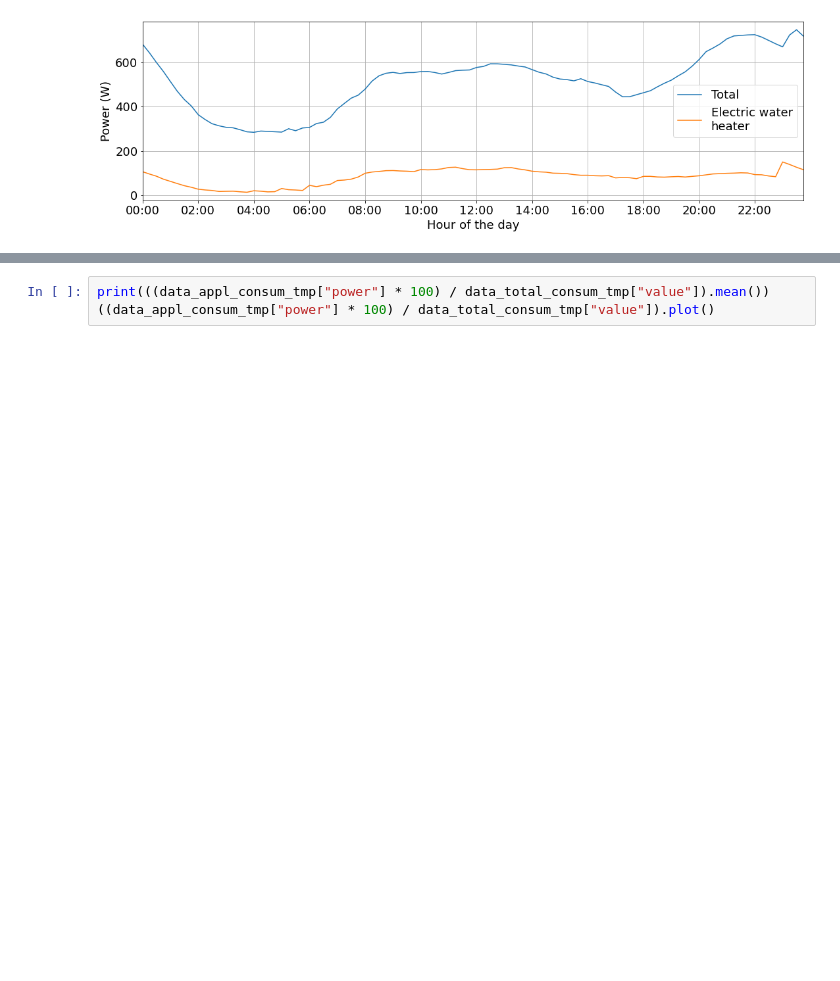
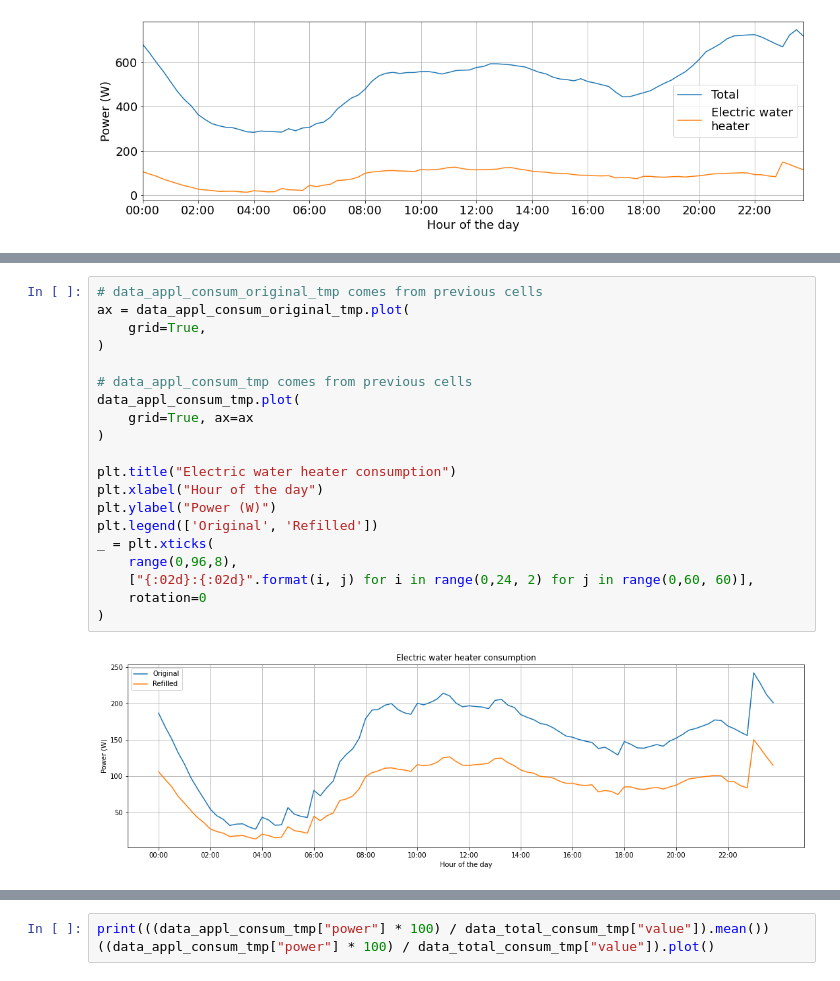
Before and after one commit to jpchavat/ecd-uy, a Jupyter notebook: EWH-subset-Technical-validation.ipynb, the cells around one changed output, grey strips where cells are left out. Saved outputs shown, nothing was run; the diff lists cells and outputs as text; blank space fills up the shorter version.

```diff
--- a/EWH-subset-Technical-validation.ipynb
+++ b/EWH-subset-Technical-validation.ipynb
@@ -629,0 +665,22 @@ _ = plt.xticks(
+# %%
+# data_appl_consum_original_tmp comes from previous cells
+ax = data_appl_consum_original_tmp.plot(
+    grid=True,
+)
+
+# data_appl_consum_tmp comes from previous cells
+data_appl_consum_tmp.plot(
+    grid=True, ax=ax
+)
+
+plt.title("Electric water heater consumption")
+plt.xlabel("Hour of the day")
+plt.ylabel("Power (W)")
+plt.legend(['Original', 'Refilled'])
+_ = plt.xticks(
+    range(0,96,8),
+    ["{:02d}:{:02d}".format(i, j) for i in range(0,24, 2) for j in range(0,60, 60)],
+    rotation=0
+)
+# %% [output]
+[figure, added]
```
Also changed, not shown: parts of 4 cells of this notebook.
